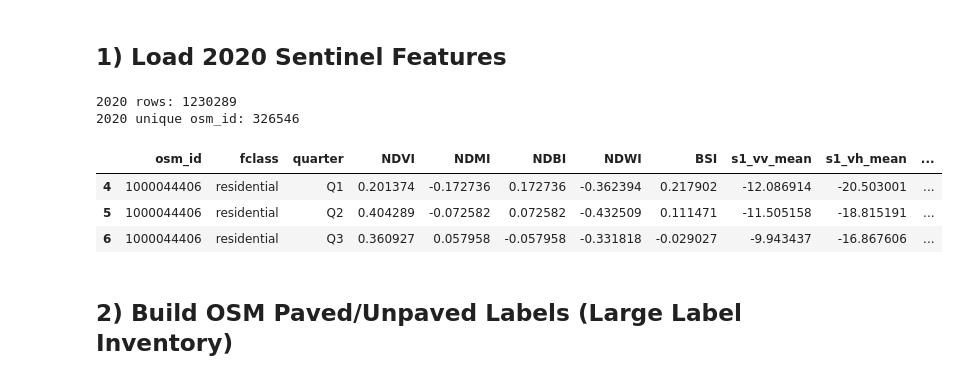
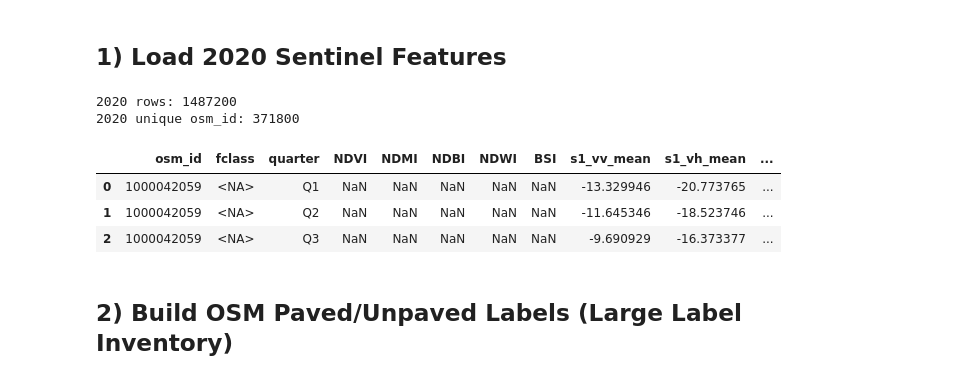
Before and after one commit to tsl-imperial/Sentinel-FYP, a Jupyter notebook: notebooks/layer1_s1.ipynb, the cells around one changed output. Drawn from its saved outputs; the diff is of its cells as text; code cells hidden in the pictures.

```diff
--- a/notebooks/layer1_s1.ipynb
+++ b/notebooks/layer1_s1.ipynb
@@ -45,31 +45,35 @@ PBF: C:\Users\Miranda\Documents\GitHub\Sentinel-FYP\data\ghana-260304.osm.pbf
 # %%
 if not S2_2020_DIR.exists():
     raise FileNotFoundError(f"Missing directory: {S2_2020_DIR}")
 
 parquet_files = sorted(S2_2020_DIR.glob("*.parquet"))
 if not parquet_files:
     raise FileNotFoundError(f"No parquet files found in {S2_2020_DIR}")
 
 # Keep behavior stable with project convention: first file per year
 s2_2020 = pd.read_parquet(parquet_files[0]).copy()
 s2_2020["osm_id"] = s2_2020["osm_id"].astype(str).str.replace(r"\.0$", "", regex=True).str.strip()
 
 idx_cols = ["NDVI", "NDMI", "NDBI", "NDWI", "BSI"]
-for c in idx_cols:
+s1_cols = ["s1_vv_mean", "s1_vh_mean", "s1_vv_minus_vh_mean", "s1_vv_std", "s1_vh_std", "s1_vv_minus_vh_std"]
+s1_cols_present = [c for c in s1_cols if c in s2_2020.columns]
+
+for c in idx_cols + s1_cols_present:
     s2_2020[c] = pd.to_numeric(s2_2020[c], errors="coerce")
 
-s2_2020 = s2_2020.dropna(subset=idx_cols, how="all").copy()
+# keep rows with any S2 or S1 signal present
+s2_2020 = s2_2020.dropna(subset=idx_cols + s1_cols_present, how="all").copy()
 
 print("2020 rows:", len(s2_2020))
 print("2020 unique osm_id:", s2_2020["osm_id"].nunique())
 s2_2020.head(3)
 # %% [output]
-2020 rows: 1230289
-2020 unique osm_id: 326546
+2020 rows: 1487200
+2020 unique osm_id: 371800
 |  | osm_id | fclass | quarter | NDVI | NDMI | NDBI | NDWI | BSI | s1_vv_mean | s1_vh_mean | ... |
-| 4 | 1000044406 | residential | Q1 | 0.201374 | -0.172736 | 0.172736 | -0.362394 | 0.217902 | -12.086914 | -20.503001 | ... |
-| 5 | 1000044406 | residential | Q2 | 0.404289 | -0.072582 | 0.072582 | -0.432509 | 0.111471 | -11.505158 | -18.815191 | ... |
-| 6 | 1000044406 | residential | Q3 | 0.360927 | 0.057958 | -0.057958 | -0.331818 | -0.029027 | -9.943437 | -16.867606 | ... |
+| 0 | 1000042059 | <NA> | Q1 | NaN | NaN | NaN | NaN | NaN | -13.329946 | -20.773765 | ... |
+| 1 | 1000042059 | <NA> | Q2 | NaN | NaN | NaN | NaN | NaN | -11.645346 | -18.523746 | ... |
+| 2 | 1000042059 | <NA> | Q3 | NaN | NaN | NaN | NaN | NaN | -9.690929 | -16.373377 | ... |
 # %% [markdown]
 ## 2) Build OSM Paved/Unpaved Labels (Large Label Inventory)
 # %%
```
Also changed, not shown: parts of 8 cells of this notebook.
